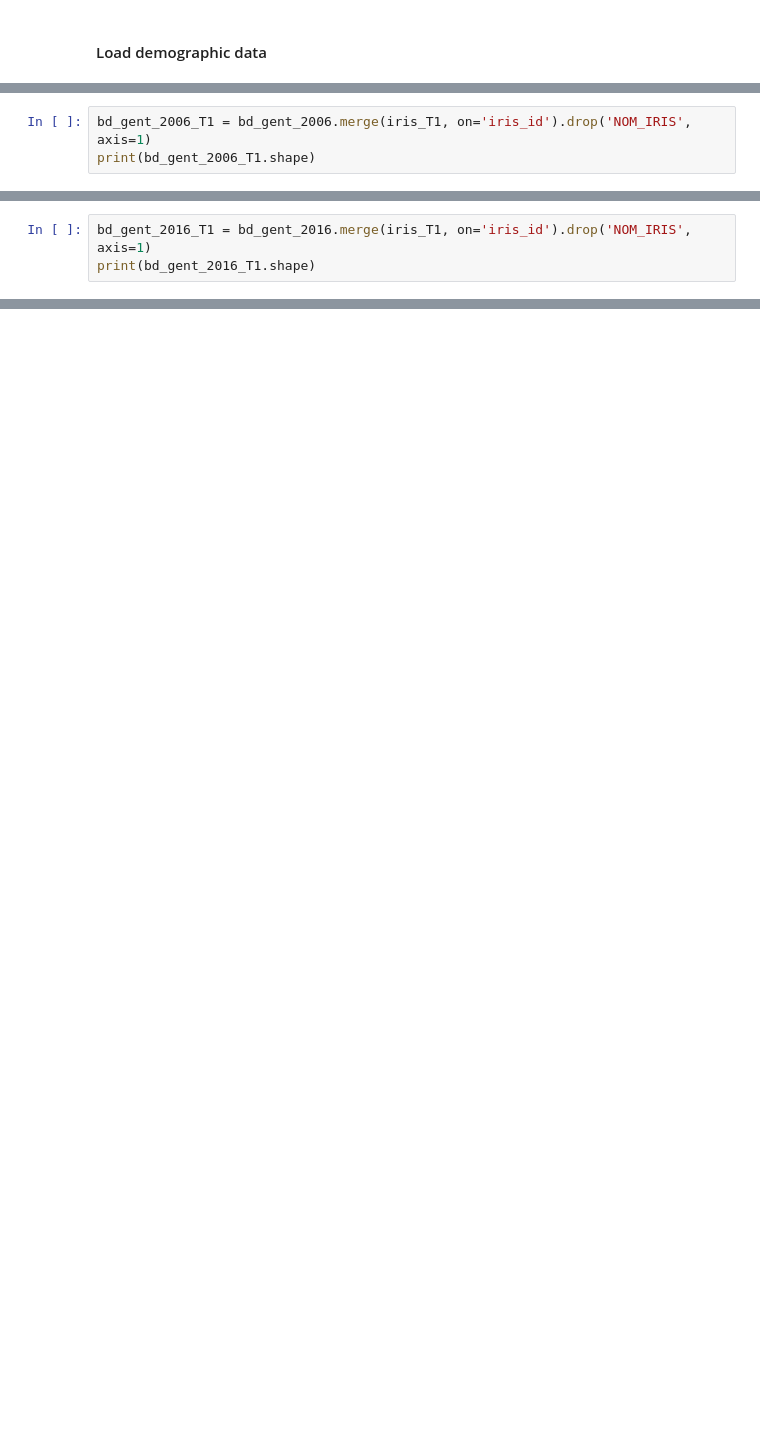
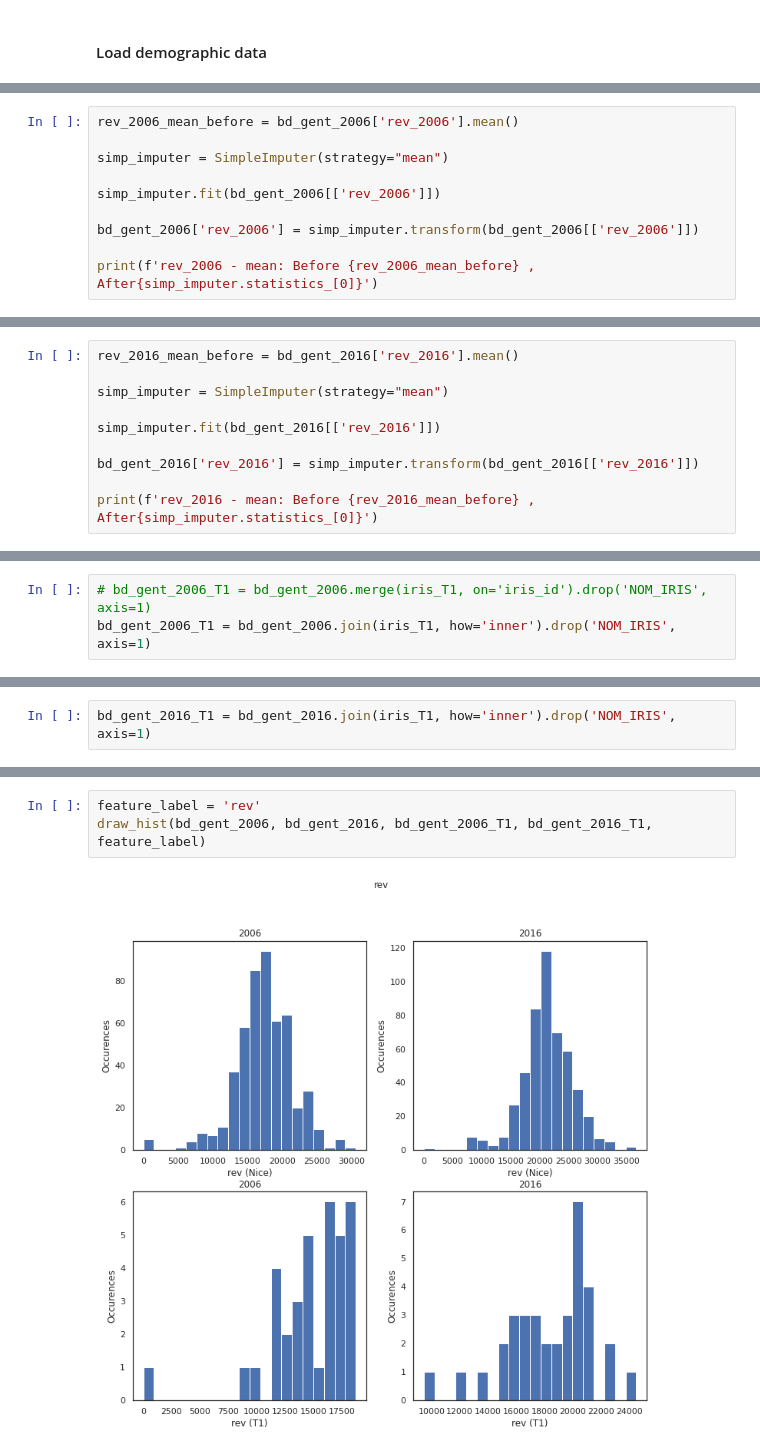
Before and after one commit to eangelid/trampact, a Jupyter notebook: notebooks/gentr_analysis.ipynb, the cells around one changed output, grey strips where cells are left out. Saved outputs shown, nothing was run; the diff lists cells and outputs as text; blank space fills up the shorter version.

```diff
--- a/notebooks/gentr_analysis.ipynb
+++ b/notebooks/gentr_analysis.ipynb
@@ -69,0 +94,10 @@ bd_gent_2016.head()
+# %%
+rev_2006_mean_before = bd_gent_2006['rev_2006'].mean()
+
+simp_imputer = SimpleImputer(strategy="mean")
+
+simp_imputer.fit(bd_gent_2006[['rev_2006']])
+
+bd_gent_2006['rev_2006'] = simp_imputer.transform(bd_gent_2006[['rev_2006']])
+
+print(f'rev_2006 - mean: Before {rev_2006_mean_before} , After{simp_imputer.statistics_[0]}')
@@ -69,0 +106,10 @@ bd_gent_2016.head()
+# %%
+rev_2016_mean_before = bd_gent_2016['rev_2016'].mean()
+
+simp_imputer = SimpleImputer(strategy="mean")
+
+simp_imputer.fit(bd_gent_2016[['rev_2016']])
+
+bd_gent_2016['rev_2016'] = simp_imputer.transform(bd_gent_2016[['rev_2016']])
+
+print(f'rev_2016 - mean: Before {rev_2016_mean_before} , After{simp_imputer.statistics_[0]}')
@@ -70,3 +120,3 @@ bd_gent_2016.head()
 # %%
-bd_gent_2006_T1 = bd_gent_2006.merge(iris_T1, on='iris_id').drop('NOM_IRIS', axis=1)
-print(bd_gent_2006_T1.shape)
+# bd_gent_2006_T1 = bd_gent_2006.merge(iris_T1, on='iris_id').drop('NOM_IRIS', axis=1)
+bd_gent_2006_T1 = bd_gent_2006.join(iris_T1, how='inner').drop('NOM_IRIS', axis=1)
@@ -75,3 +123,2 @@ print(bd_gent_2006_T1.shape)
 # %%
-bd_gent_2016_T1 = bd_gent_2016.merge(iris_T1, on='iris_id').drop('NOM_IRIS', axis=1)
-print(bd_gent_2016_T1.shape)
+bd_gent_2016_T1 = bd_gent_2016.join(iris_T1, how='inner').drop('NOM_IRIS', axis=1)
@@ -117,0 +178,5 @@ AttributeError: 'numpy.ndarray' object has no attribute 'hist'
+# %%
+feature_label = 'rev'
+draw_hist(bd_gent_2006, bd_gent_2016, bd_gent_2006_T1, bd_gent_2016_T1, feature_label)
+# %% [output]
+[figure, added]
```
Also changed, not shown: parts of 49 cells of this notebook, 4 other files.
